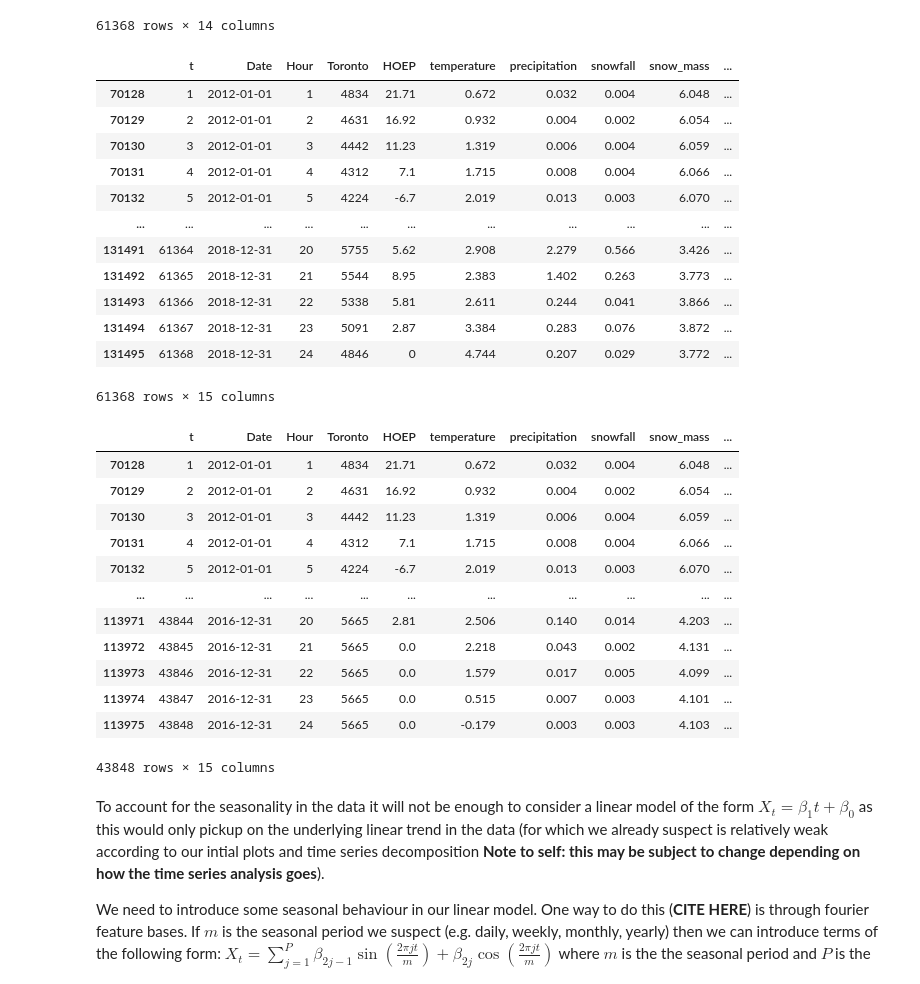
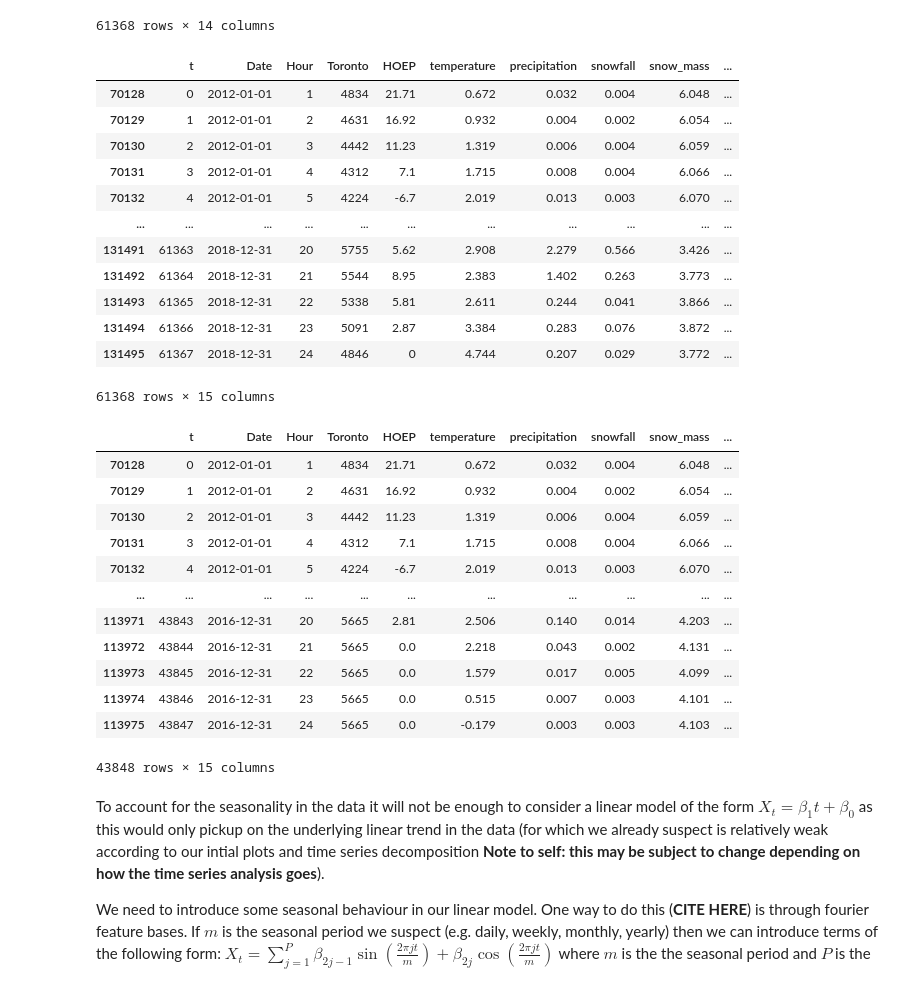
Before and after one commit to cesare-spinoso/project_432, a Jupyter notebook: Linear_models.ipynb, the cells around one changed output. Cells and saved outputs as stored; diff of their text form; code cells hidden in the pictures.

```diff
--- a/Linear_models.ipynb
+++ b/Linear_models.ipynb
@@ -87,23 +87,23 @@ data
 61368 rows × 14 columns
 # %%
 # Create a new column 't' which is just the index of each date starting at 1
-data.insert(0, 't', np.arange(1, len(data)+1))
+data.insert(0, 't', np.arange(len(data)))
 
 #Checking that the new column gets created and that it does what it's expected to
 data
 # %% [output]
 |  | t | Date | Hour | Toronto | HOEP | temperature | precipitation | snowfall | snow_mass | ... |
-| 70128 | 1 | 2012-01-01 | 1 | 4834 | 21.71 | 0.672 | 0.032 | 0.004 | 6.048 | ... |
-| 70129 | 2 | 2012-01-01 | 2 | 4631 | 16.92 | 0.932 | 0.004 | 0.002 | 6.054 | ... |
-| 70130 | 3 | 2012-01-01 | 3 | 4442 | 11.23 | 1.319 | 0.006 | 0.004 | 6.059 | ... |
-| 70131 | 4 | 2012-01-01 | 4 | 4312 | 7.1 | 1.715 | 0.008 | 0.004 | 6.066 | ... |
-| 70132 | 5 | 2012-01-01 | 5 | 4224 | -6.7 | 2.019 | 0.013 | 0.003 | 6.070 | ... |
+| 70128 | 0 | 2012-01-01 | 1 | 4834 | 21.71 | 0.672 | 0.032 | 0.004 | 6.048 | ... |
+| 70129 | 1 | 2012-01-01 | 2 | 4631 | 16.92 | 0.932 | 0.004 | 0.002 | 6.054 | ... |
+| 70130 | 2 | 2012-01-01 | 3 | 4442 | 11.23 | 1.319 | 0.006 | 0.004 | 6.059 | ... |
+| 70131 | 3 | 2012-01-01 | 4 | 4312 | 7.1 | 1.715 | 0.008 | 0.004 | 6.066 | ... |
+| 70132 | 4 | 2012-01-01 | 5 | 4224 | -6.7 | 2.019 | 0.013 | 0.003 | 6.070 | ... |
 | ... | ... | ... | ... | ... | ... | ... | ... | ... | ... | ... |
-| 131491 | 61364 | 2018-12-31 | 20 | 5755 | 5.62 | 2.908 | 2.279 | 0.566 | 3.426 | ... |
-| 131492 | 61365 | 2018-12-31 | 21 | 5544 | 8.95 | 2.383 | 1.402 | 0.263 | 3.773 | ... |
-| 131493 | 61366 | 2018-12-31 | 22 | 5338 | 5.81 | 2.611 | 0.244 | 0.041 | 3.866 | ... |
-| 131494 | 61367 | 2018-12-31 | 23 | 5091 | 2.87 | 3.384 | 0.283 | 0.076 | 3.872 | ... |
-| 131495 | 61368 | 2018-12-31 | 24 | 4846 | 0 | 4.744 | 0.207 | 0.029 | 3.772 | ... |
+| 131491 | 61363 | 2018-12-31 | 20 | 5755 | 5.62 | 2.908 | 2.279 | 0.566 | 3.426 | ... |
+| 131492 | 61364 | 2018-12-31 | 21 | 5544 | 8.95 | 2.383 | 1.402 | 0.263 | 3.773 | ... |
+| 131493 | 61365 | 2018-12-31 | 22 | 5338 | 5.81 | 2.611 | 0.244 | 0.041 | 3.866 | ... |
+| 131494 | 61366 | 2018-12-31 | 23 | 5091 | 2.87 | 3.384 | 0.283 | 0.076 | 3.872 | ... |
+| 131495 | 61367 | 2018-12-31 | 24 | 4846 | 0 | 4.744 | 0.207 | 0.029 | 3.772 | ... |
 61368 rows × 15 columns
 # %%
 #Creating our train and test set
@@ -112,17 +112,17 @@ data_test = data[data['Date'].dt.year >= 2017]
 data_train
 # %% [output]
 |  | t | Date | Hour | Toronto | HOEP | temperature | precipitation | snowfall | snow_mass | ... |
-| 70128 | 1 | 2012-01-01 | 1 | 4834 | 21.71 | 0.672 | 0.032 | 0.004 | 6.048 | ... |
-| 70129 | 2 | 2012-01-01 | 2 | 4631 | 16.92 | 0.932 | 0.004 | 0.002 | 6.054 | ... |
-| 70130 | 3 | 2012-01-01 | 3 | 4442 | 11.23 | 1.319 | 0.006 | 0.004 | 6.059 | ... |
-| 70131 | 4 | 2012-01-01 | 4 | 4312 | 7.1 | 1.715 | 0.008 | 0.004 | 6.066 | ... |
-| 70132 | 5 | 2012-01-01 | 5 | 4224 | -6.7 | 2.019 | 0.013 | 0.003 | 6.070 | ... |
+| 70128 | 0 | 2012-01-01 | 1 | 4834 | 21.71 | 0.672 | 0.032 | 0.004 | 6.048 | ... |
+| 70129 | 1 | 2012-01-01 | 2 | 4631 | 16.92 | 0.932 | 0.004 | 0.002 | 6.054 | ... |
+| 70130 | 2 | 2012-01-01 | 3 | 4442 | 11.23 | 1.319 | 0.006 | 0.004 | 6.059 | ... |
+| 70131 | 3 | 2012-01-01 | 4 | 4312 | 7.1 | 1.715 | 0.008 | 0.004 | 6.066 | ... |
+| 70132 | 4 | 2012-01-01 | 5 | 4224 | -6.7 | 2.019 | 0.013 | 0.003 | 6.070 | ... |
 | ... | ... | ... | ... | ... | ... | ... | ... | ... | ... | ... |
-| 113971 | 43844 | 2016-12-31 | 20 | 5665 | 2.81 | 2.506 | 0.140 | 0.014 | 4.203 | ... |
-| 113972 | 43845 | 2016-12-31 | 21 | 5665 | 0.0 | 2.218 | 0.043 | 0.002 | 4.131 | ... |
-| 113973 | 43846 | 2016-12-31 | 22 | 5665 | 0.0 | 1.579 | 0.017 | 0.005 | 4.099 | ... |
-| 113974 | 43847 | 2016-12-31 | 23 | 5665 | 0.0 | 0.515 | 0.007 | 0.003 | 4.101 | ... |
-| 113975 | 43848 | 2016-12-31 | 24 | 5665 | 0.0 | -0.179 | 0.003 | 0.003 | 4.103 | ... |
+| 113971 | 43843 | 2016-12-31 | 20 | 5665 | 2.81 | 2.506 | 0.140 | 0.014 | 4.203 | ... |
+| 113972 | 43844 | 2016-12-31 | 21 | 5665 | 0.0 | 2.218 | 0.043 | 0.002 | 4.131 | ... |
+| 113973 | 43845 | 2016-12-31 | 22 | 5665 | 0.0 | 1.579 | 0.017 | 0.005 | 4.099 | ... |
+| 113974 | 43846 | 2016-12-31 | 23 | 5665 | 0.0 | 0.515 | 0.007 | 0.003 | 4.101 | ... |
+| 113975 | 43847 | 2016-12-31 | 24 | 5665 | 0.0 | -0.179 | 0.003 | 0.003 | 4.103 | ... |
 43848 rows × 15 columns
 # %% [markdown]
 To account for the seasonality in the data it will not be enough to consider a linear model of the form $X_t = \beta_1 t + \beta_0$ as this would only pickup on the underlying linear trend in the data (for which we already suspect is relatively weak according to our intial plots and time series decomposition <b>Note to self: this may be subject to change depending on how the time series analysis goes</b>).
```
Also changed, not shown: parts of 12 cells of this notebook.
